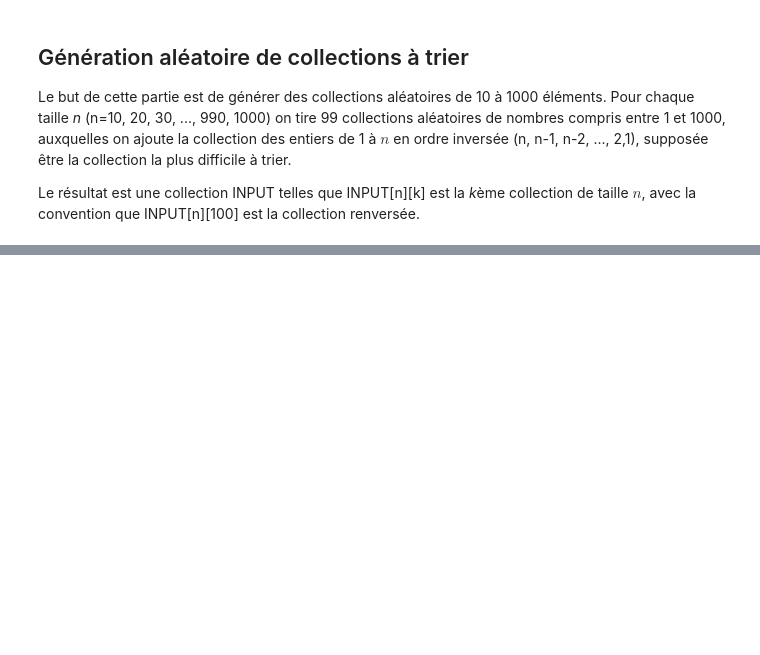
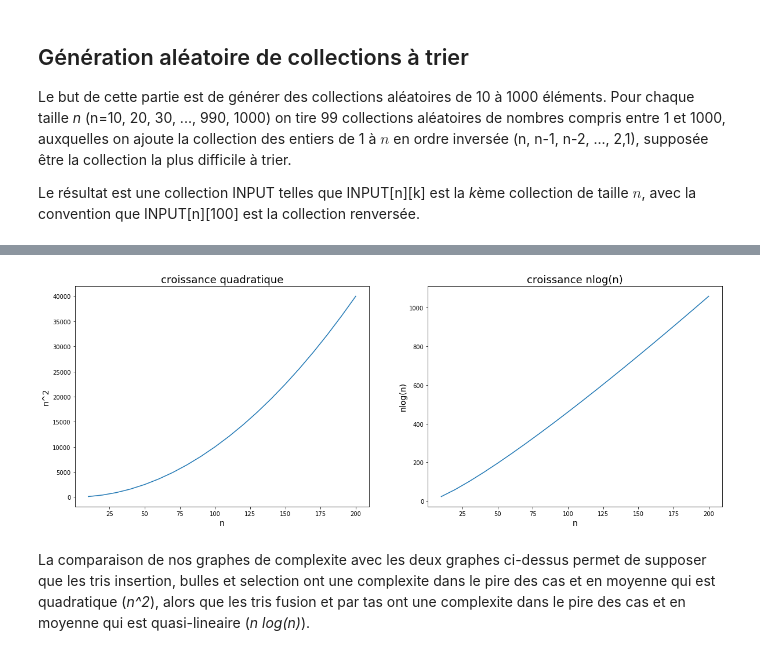
Before and after one commit to cchauve/DIU_2019, a Jupyter notebook: 16052019_Complexite_Tri/Comparaison_Tris.ipynb, the cells around one changed output, grey strips where cells are left out. Drawn from its saved outputs; the diff is of its cells as text; code cells hidden in the pictures; blank space fills up the shorter version.

```diff
--- a/16052019_Complexite_Tri/Comparaison_Tris.ipynb
+++ b/16052019_Complexite_Tri/Comparaison_Tris.ipynb
@@ -90,0 +94,11 @@ plt.show()
+# %%
+# On vérifie que la pire collection est la permutation renversée'
+for tri in DICT_TRIS.keys():
+    contre_exemple = False
+    DF_COMPLEXITE_MAX = DF_COMPLEXITE['bulles'].apply(lambda x: max(x))
+    for n in LISTE_N:
+        if DF_COMPLEXITE_MAX[n] != NB_COLLECTIONS:
+            print('Pour le tri '+tri+' et la taille '+str(n)+' le pire cas n\'est pas la permutation renversée.')
+            contre_exemple = True
+if not contre_exemple:
+    print('Dans tous les cas, la collection demandant le plus d\'étapes de tri est la permutation renversée.')
@@ -90,0 +113,21 @@ plt.show()
+# %%
+# Parametres de la figure
+fig2, ax2 = plt.subplots(1,2,figsize=(20,7))
+TITLE_FONT = 18
+LABEL_FONT = 14
+X_ROT      = 0
+for ax in ax2.flat:
+    ax.set_xlabel('n', fontsize=LABEL_FONT)
+ax2[0].set_ylabel('n^2', fontsize=LABEL_FONT)
+ax2[1].set_ylabel('nlog(n)', fontsize=LABEL_FONT)
+
+ax2[0].set_title('croissance quadratique', fontsize=TITLE_FONT)
+ax2[0].plot(LISTE_N,[pow(n,2) for n in LISTE_N])
+
+ax2[1].set_title('croissance nlog(n)', fontsize=TITLE_FONT)
+ax2[1].plot(LISTE_N,[math.log(n)*n for n in LISTE_N])
+plt.show()
+# %% [output]
+[figure, added]
+# %% [markdown]
+La comparaison de nos graphes de complexite avec les deux graphes ci-dessus permet de supposer que les tris insertion, bulles et selection ont une complexite dans le pire des cas et en moyenne qui est quadratique (*n^2*), alors que les tris fusion et par tas ont une complexite dans le pire des cas et en moyenne qui est quasi-lineaire (*n log(n)*).
```
Also changed, not shown: parts of 8 cells of this notebook, 1 other file.
